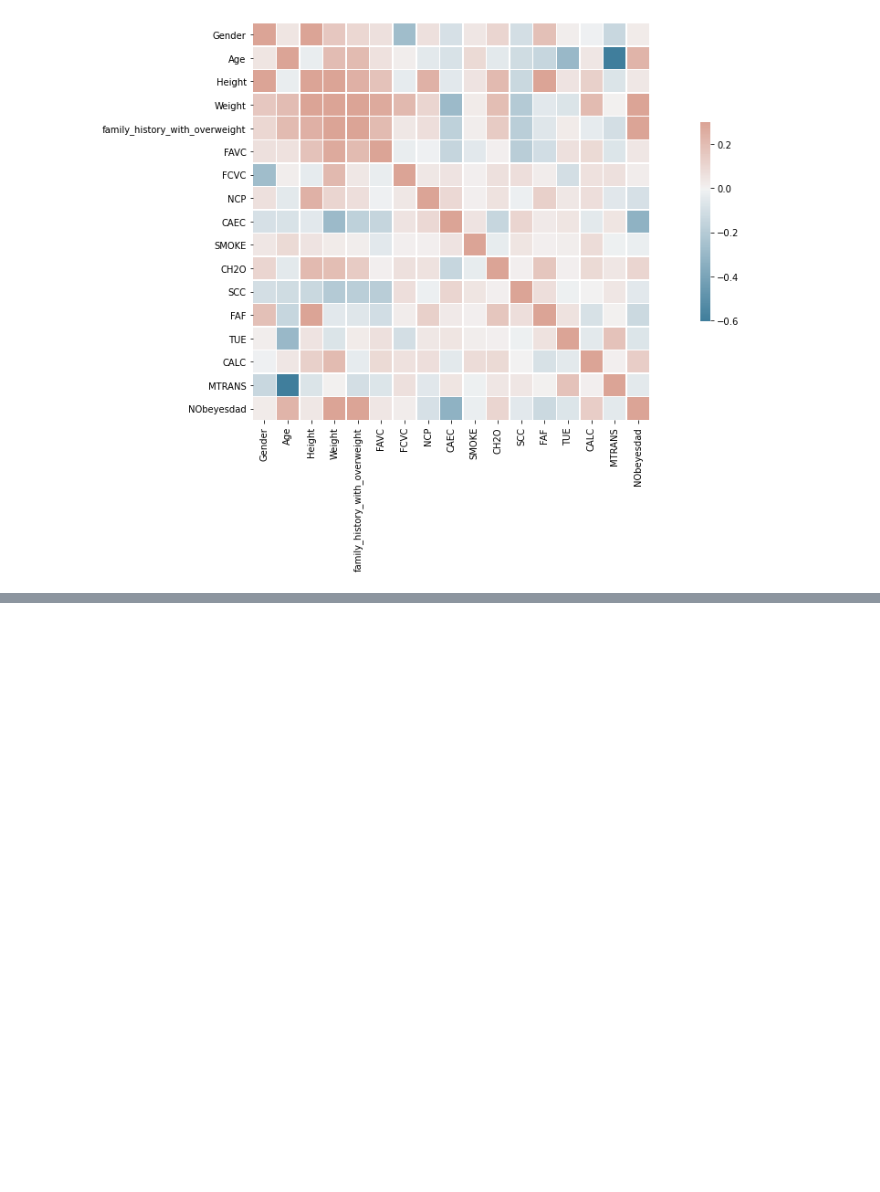
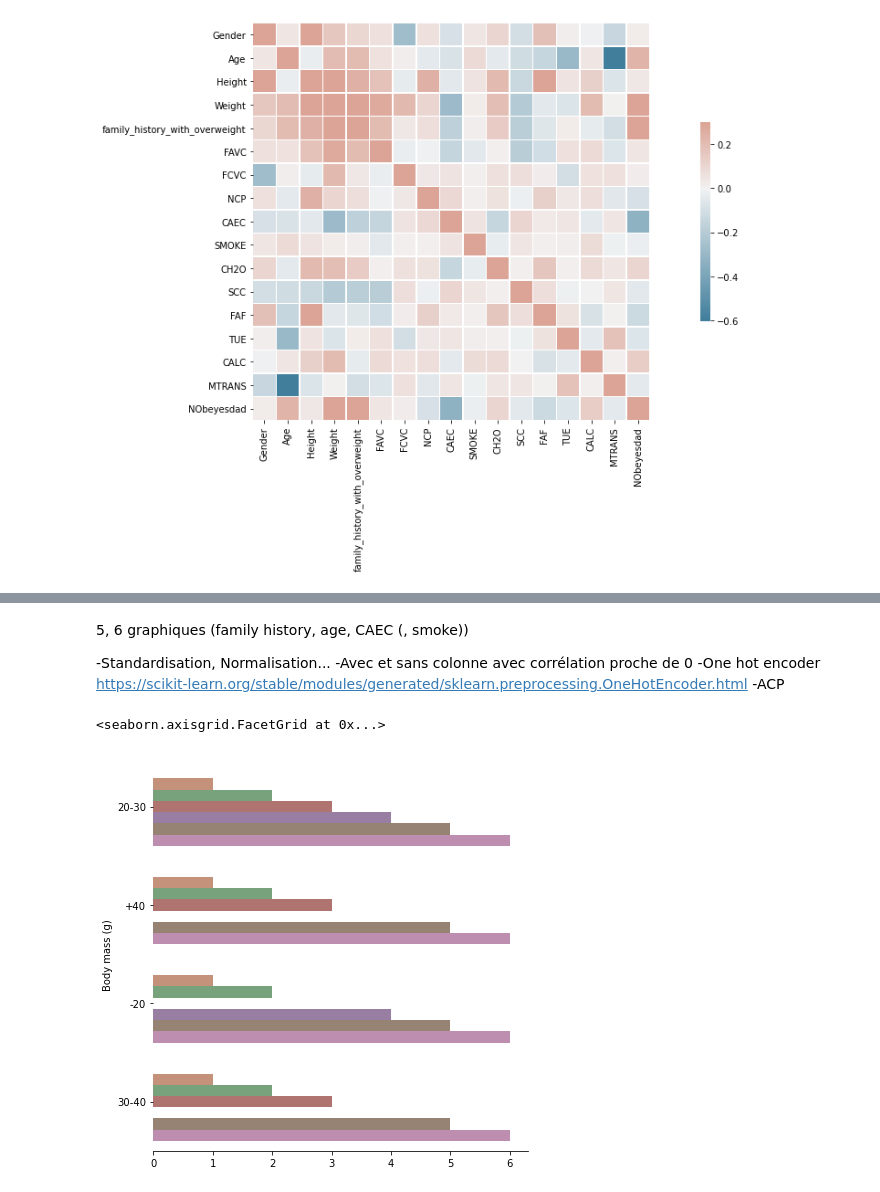
Before and after one commit to thomasAriza/PythonProjectA4, a Jupyter notebook: Untitled.ipynb, the cells around one changed output, grey strips where cells are left out. Cells and saved outputs as stored; diff of their text form; code cells hidden in the pictures; blank space fills up the shorter version.

```diff
--- a/Untitled.ipynb
+++ b/Untitled.ipynb
@@ -119,0 +124,12 @@ sns.heatmap(corr, cmap=cmap, vmax=.3, center=0,
+# %%
+def categorize_age(age):
+    if age<20:
+        return "-20"
+    if age>20 and age<30:
+        return "20-30"
+    if age>30 and age<40:
+        return "30-40"
+    if age>40:
+        return "+40"
+# %%
+df_cleaned["Age_categories"]=df_cleaned["Age"].apply(categorize_age)
@@ -119,0 +158,18 @@ sns.heatmap(corr, cmap=cmap, vmax=.3, center=0,
+# %% [markdown]
+5, 6 graphiques (family history, age, CAEC (, smoke))
+
+-Standardisation, Normalisation...
+-Avec et sans colonne avec corrélation proche de 0
+-One hot encoder https://scikit-learn.org/stable/modules/generated/sklearn.preprocessing.OneHotEncoder.html
+-ACP
+# %%
+g = sns.catplot(
+    data=df_cleaned, kind="bar",
+    y="Age_categories", x="NObeyesdad", hue="NObeyesdad",
+    ci="sd", palette="dark", alpha=.6, height=6
+)
+g.despine(left=True)
+g.set_axis_labels("", "Body mass (g)")
+# %% [output]
+<seaborn.axisgrid.FacetGrid at 0x...>
+[figure, added]
```
Also changed, not shown: parts of 5 cells of this notebook.
